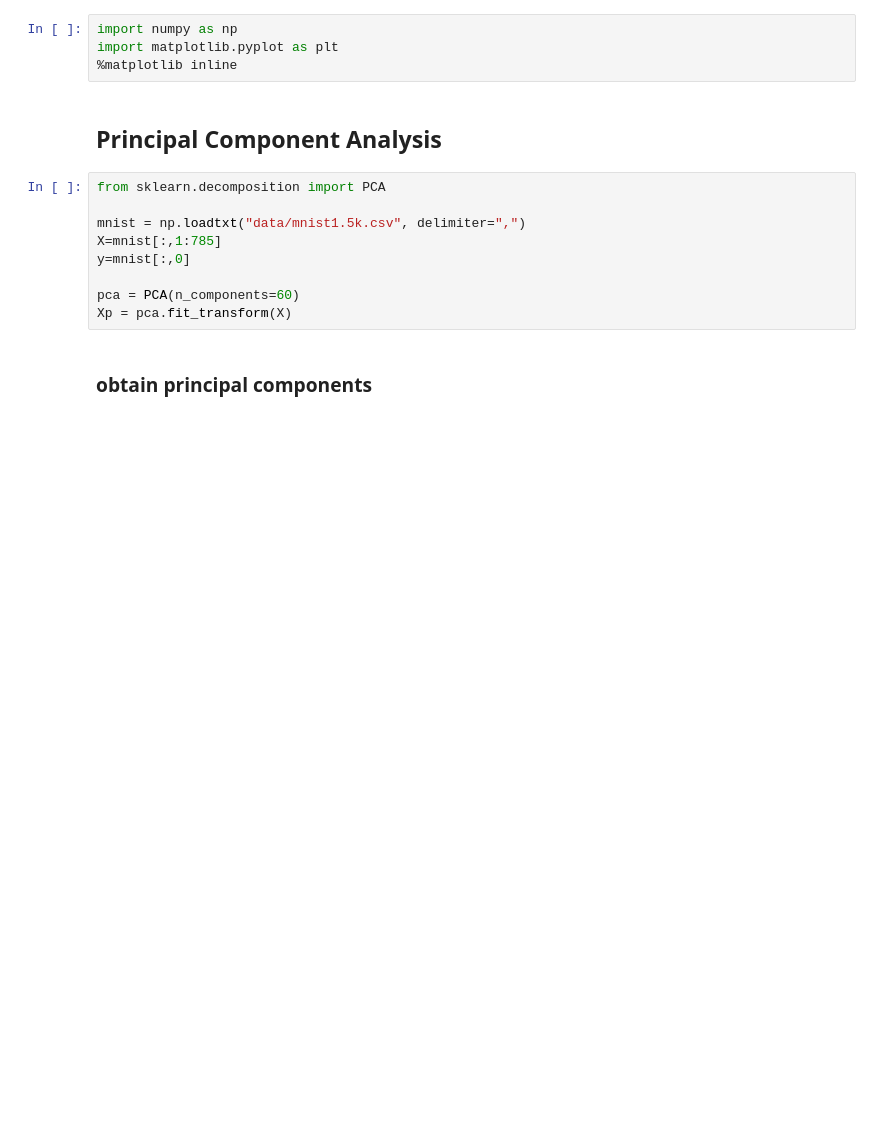
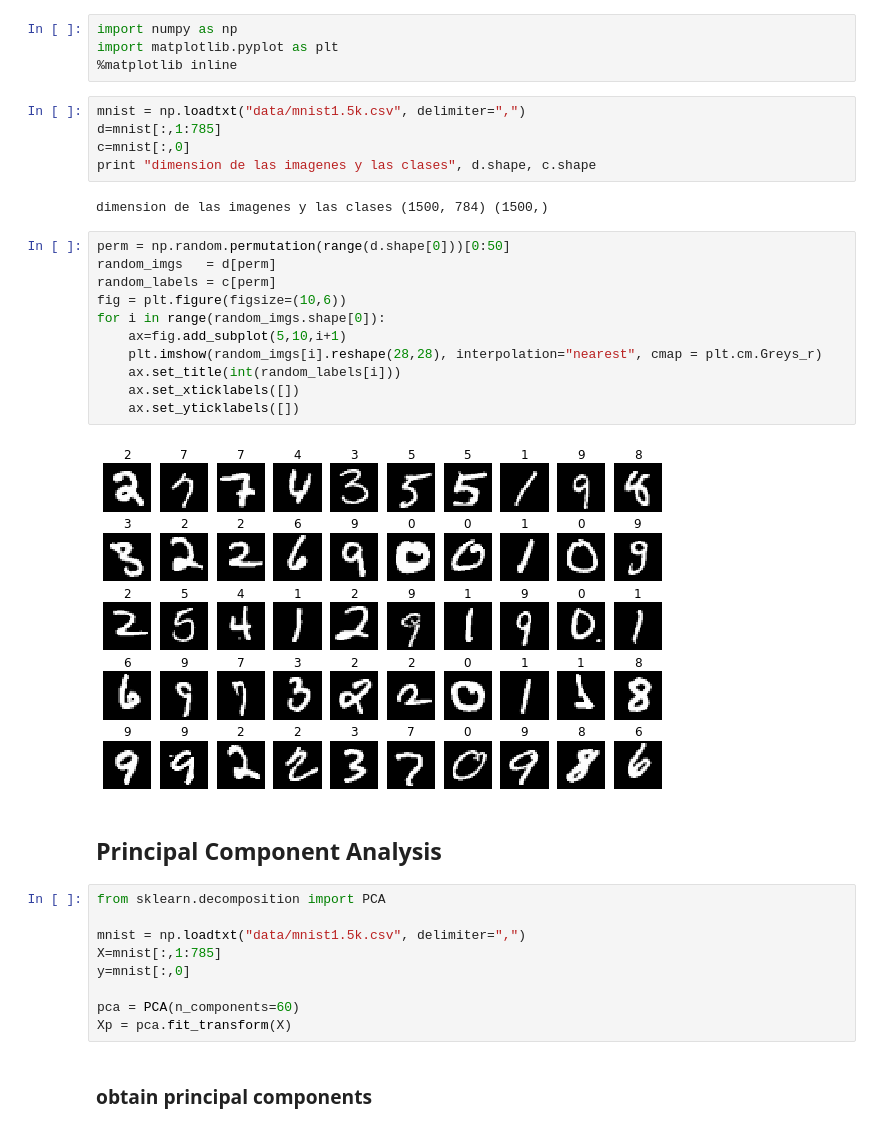
Before and after one commit to rramosp/2016.cnea.ml, a Jupyter notebook: Notes 08 - Learning the representation.ipynb, the cells around one changed output. Cells and saved outputs as stored; diff of their text form; blank space fills up the shorter version.

```diff
--- a/Notes 08 - Learning the representation.ipynb
+++ b/Notes 08 - Learning the representation.ipynb
@@ -2,6 +2,26 @@
 import numpy as np
 import matplotlib.pyplot as plt
 %matplotlib inline
+# %%
+mnist = np.loadtxt("data/mnist1.5k.csv", delimiter=",")
+d=mnist[:,1:785]
+c=mnist[:,0]
+print "dimension de las imagenes y las clases", d.shape, c.shape
+# %% [output]
+dimension de las imagenes y las clases (1500, 784) (1500,)
+# %%
+perm = np.random.permutation(range(d.shape[0]))[0:50]
+random_imgs   = d[perm]
+random_labels = c[perm]
+fig = plt.figure(figsize=(10,6))
+for i in range(random_imgs.shape[0]):
+    ax=fig.add_subplot(5,10,i+1)
+    plt.imshow(random_imgs[i].reshape(28,28), interpolation="nearest", cmap = plt.cm.Greys_r)
+    ax.set_title(int(random_labels[i]))
+    ax.set_xticklabels([])
+    ax.set_yticklabels([])
+# %% [output]
+[figure, added]
 # %% [markdown]
 ## Principal Component Analysis
 # %%
```
Also changed, not shown: 6 other files.
